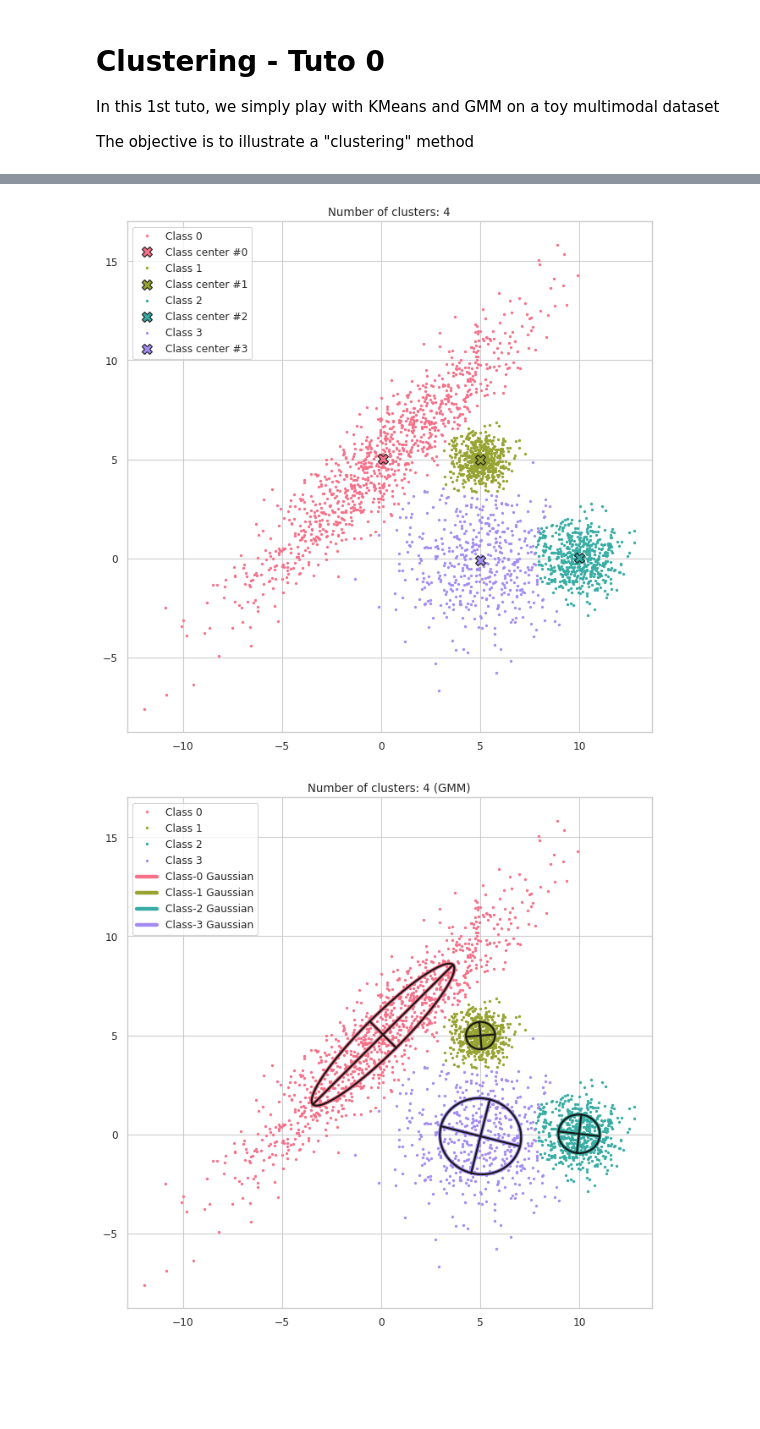
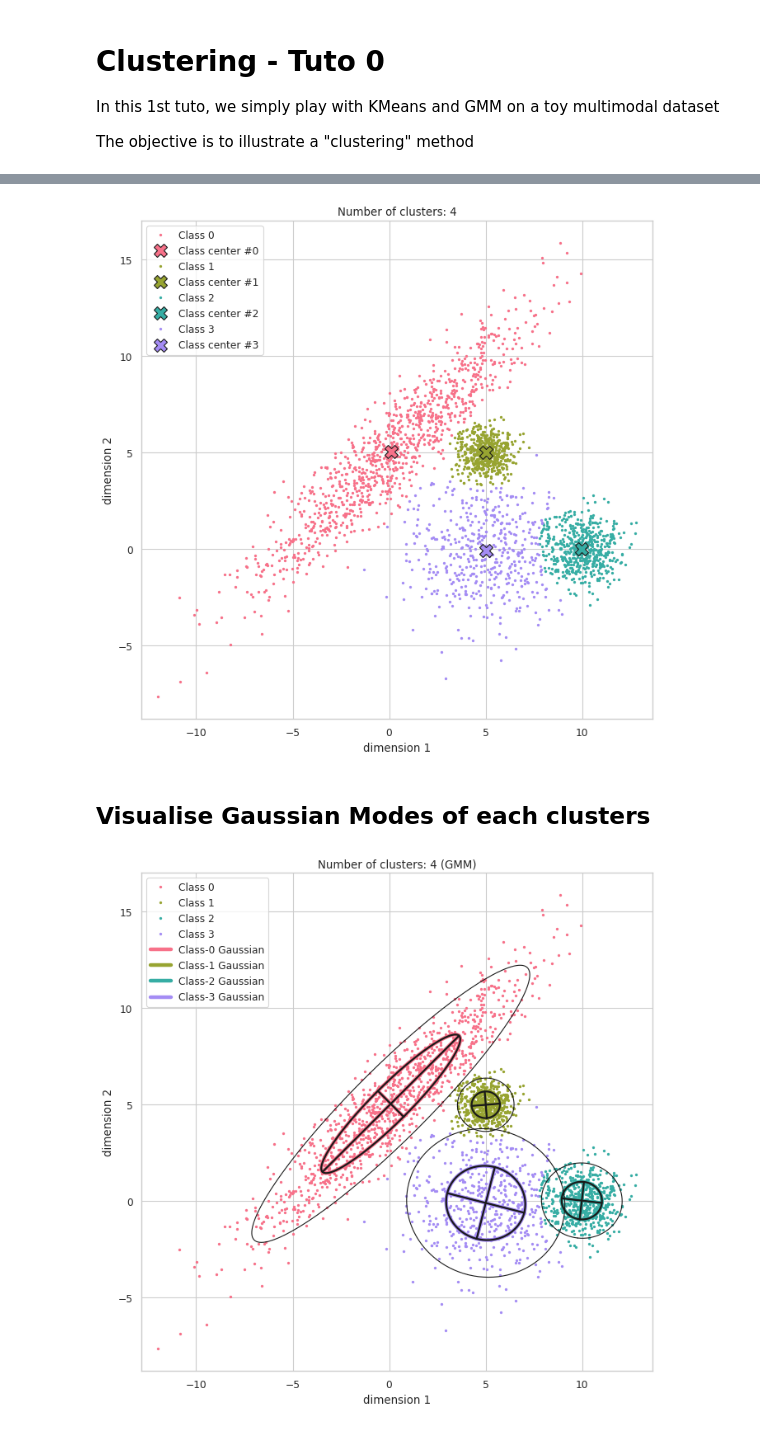
Before and after one commit to gmaze/lopsdata, a Jupyter notebook: clustering/Clustering - Tuto 0.ipynb, the cells around one changed output, grey strips where cells are left out. Drawn from its saved outputs; the diff is of its cells as text; code cells hidden in the pictures; blank space fills up the shorter version.

Commit message:
Last update to notebooks

```diff
--- a/clustering/Clustering - Tuto 0.ipynb
+++ b/clustering/Clustering - Tuto 0.ipynb
@@ -10,19 +10,10 @@ import os
 
 import xarray as xr
 import numpy as np
-from scipy import stats
-from sklearn import metrics
-from sklearn.datasets import make_blobs
-from sklearn.cluster import KMeans
-from sklearn.mixture import GaussianMixture as GMM
+
+from tuto_tools import *
 
 import matplotlib
 %matplotlib inline
-import matplotlib.pyplot as plt
-import matplotlib.cm as cm
-from matplotlib.colors import ListedColormap
 
 import pandas as pd
-
-import seaborn as sns
-sns.set(context="notebook", style="whitegrid", palette="deep", color_codes=True)
@@ -215,11 +102,17 @@ fig, ax, colors = plot2d_labels(X,labels,cluster_centers=kmeans.cluster_centers_
 # %%
-# Clustering with GMM
-gmm = GMM(n_components=n_clusters_true, random_state=0).fit(X)
+from sklearn.mixture import GaussianMixture as GMM
+
+# Create classifier:
+gmm = GMM(n_components=n_clusters_true, random_state=0)
+
+# Train it:
+gmm.fit(X)
+
+# Classify data:
 labels = gmm.predict(X)
+
+#
 n_clusters_ = gmm.n_components
-# print gmm.means_
-# print gmm.covariances_
-
-print("Silhouette Coefficient: %0.3f"
-      % metrics.silhouette_score(X, labels))
+print "Cluster centers shape:",gmm.means_.shape
+print "Cluster centers:\n",gmm.means_
 # %% [output]
@@ -227,17 +125,27 @@ Silhouette Coefficient: 0.347
 # %%
-fig, ax, colors = plot2d_labels(X,labels,cluster_centers=gmm.means_)
+# Plot labels of data with cluster centers:
+fig, ax, colors = plot2d_labels(X,labels,cluster_centers=gmm.means_,kmarkersize=14)
 # %% [output]
-[figure, old version]
+[figure, new version]
+# %% [markdown]
+## Visualise Gaussian Modes of each clusters
 # %%
+# Simple plot with labelled data:
 fig, ax, colors = plot2d_labels(X, labels, dpi=80)
 
+# Super-impose the GMM modes:
 for k, col in zip(range(n_clusters_), colors):
-    el,ax = plot_GMMellipse(gmm,k,col,ax,label="Class-%i Gaussian"%(k),linewidth=4)
-    el,ax = plot_GMMellipse(gmm,k,'k',ax,linewidth=2)
+    el,ax = plot_GMMellipse(gmm,k,col,ax,std=[1],label="Class-%i Gaussian"%(k),linewidth=4)
+    el,ax = plot_GMMellipse(gmm,k,'k',ax,std=[1],linewidth=2)
+    el,ax = plot_GMMellipse(gmm,k,'k',ax,std=[2],linewidth=1)
+#     id = [0,1]
+#     covariances = gmm.covariances_[k][(id[0],id[0],id[1],id[1]),(id[0],id[1],id[0],id[1])].reshape(2,2)
+#     print "Cluster %i covariance matrix:\n"%k, covariances
+#     print "Cluster %i center matrix:\n"%k, gmm.means_[k,:]
 
 ax.axis('equal')
 plt.title('Number of clusters: %i (GMM)' % n_clusters_)
 plt.legend()
 plt.show()
 # %% [output]
-[figure, old version]
+[figure, new version]
```
Also changed, not shown: parts of 16 cells of this notebook, 1 other file.
